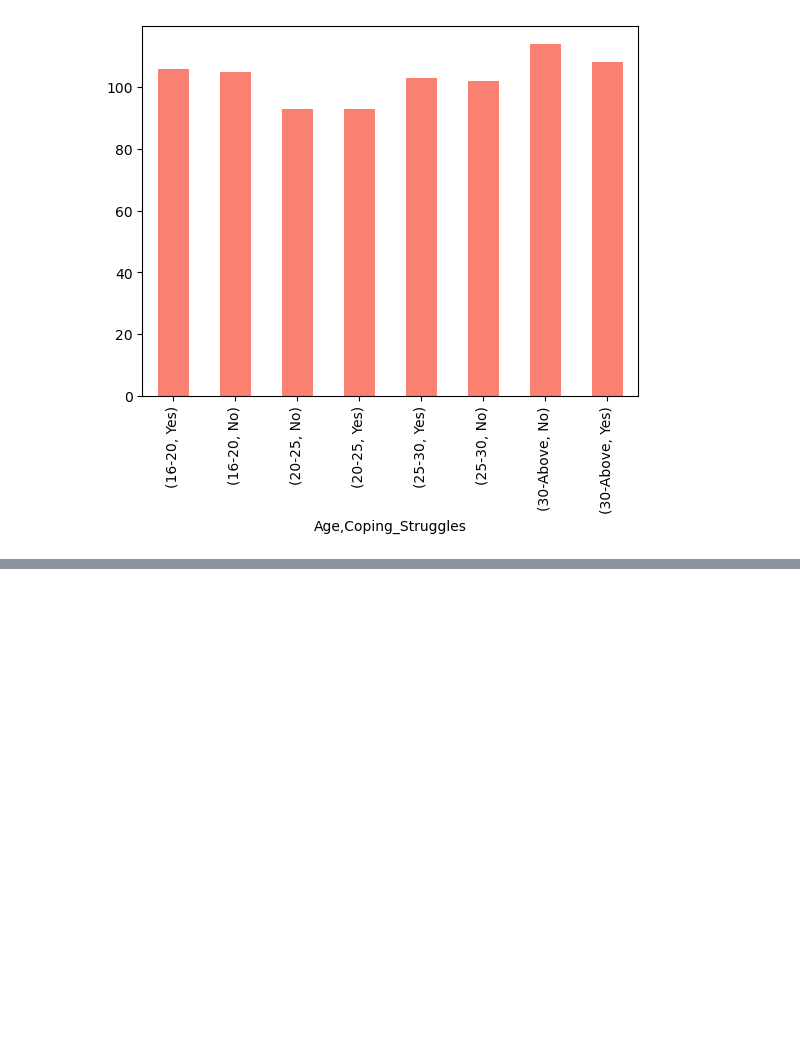
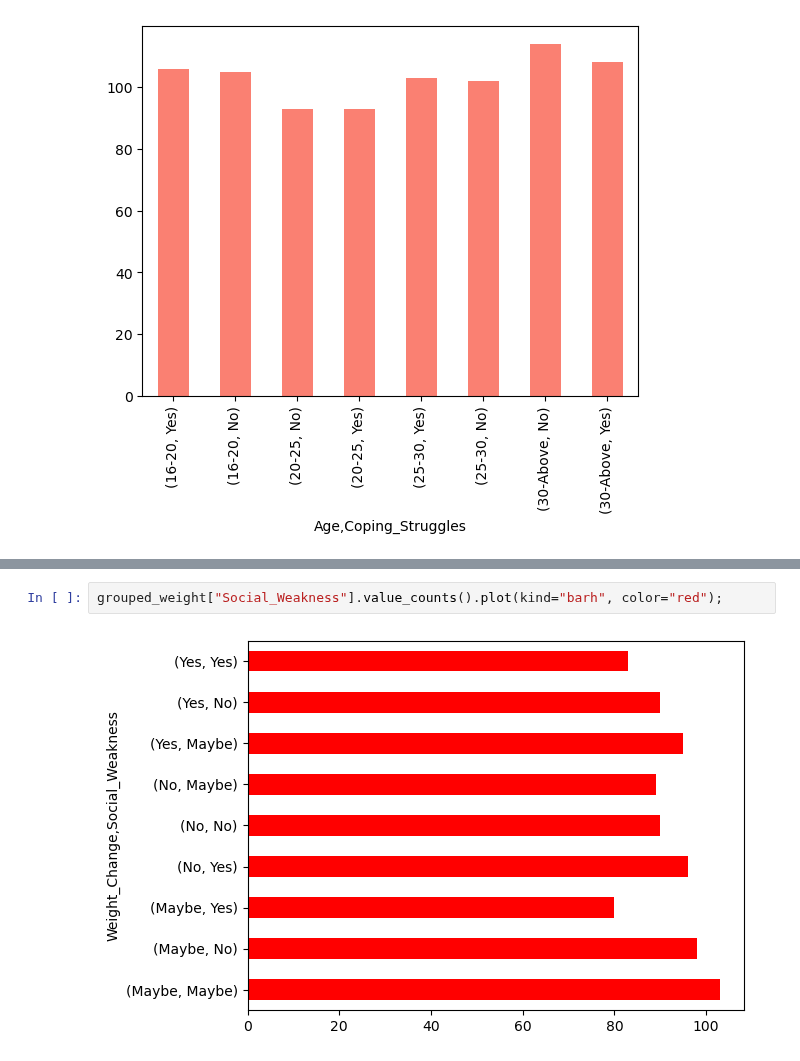
Before and after one commit to msnkr/python_projects, a Jupyter notebook: ML/mental-health-data/mental_health.ipynb, the cells around one changed output, grey strips where cells are left out. Cells and saved outputs as stored; diff of their text form; blank space fills up the shorter version.

```diff
--- a/ML/mental-health-data/mental_health.ipynb
+++ b/ML/mental-health-data/mental_health.ipynb
@@ -36,0 +50,4 @@ grouped["Coping_Struggles"].value_counts().plot(kind="bar", color="salmon");
+# %%
+grouped_weight["Social_Weakness"].value_counts().plot(kind="barh", color="red");
+# %% [output]
+[figure, added]
```
Also changed, not shown: parts of 2 cells of this notebook.
